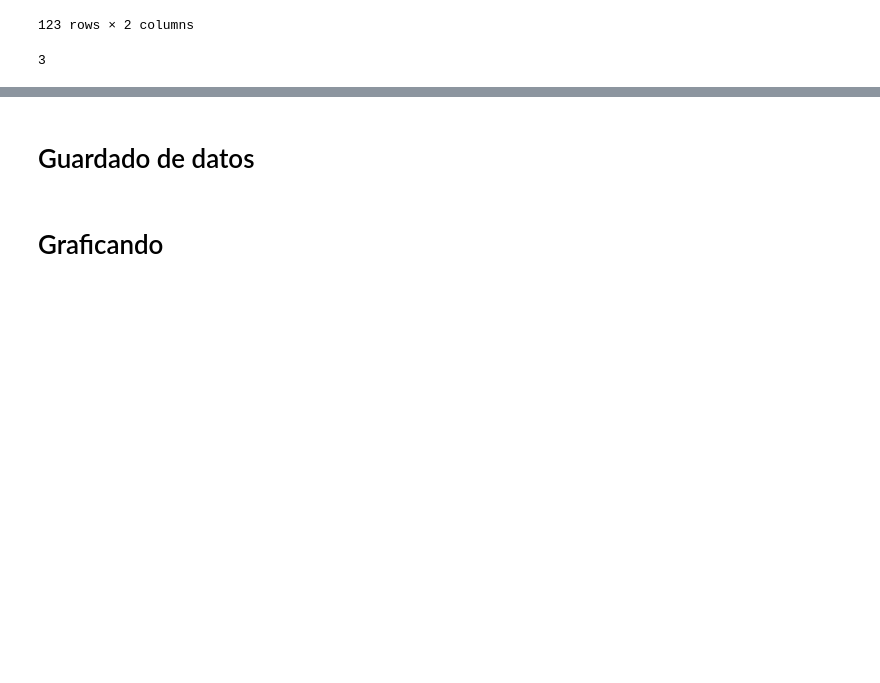
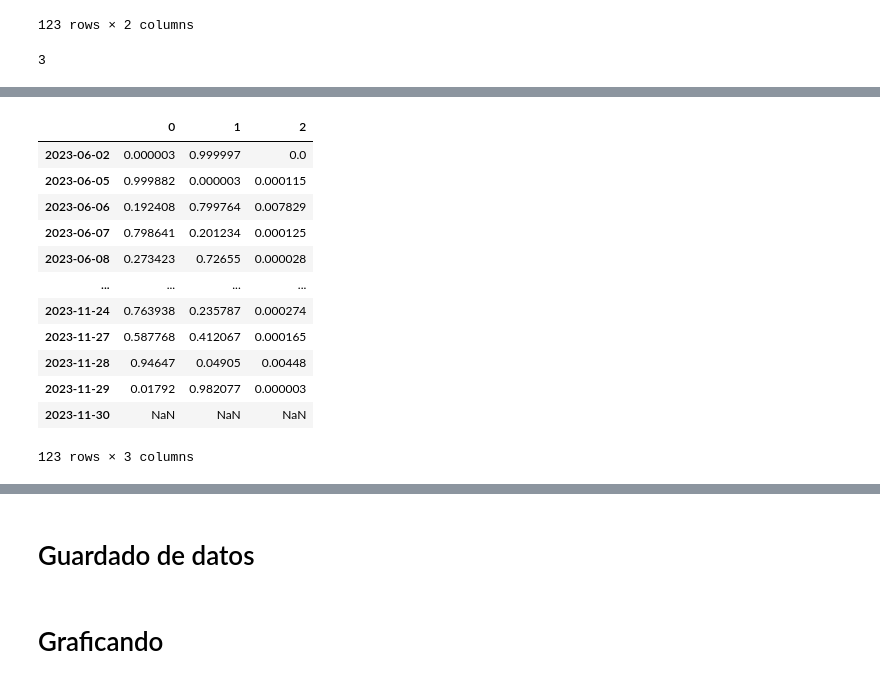
Before and after one commit to alfsn/regime-switching-hmm, a Jupyter notebook: notebooks/02_HMM_models.ipynb, the cells around one changed output, grey strips where cells are left out. Drawn from its saved outputs; the diff is of its cells as text; code cells hidden in the pictures; blank space fills up the shorter version.

Commit message:
first version of function

```diff
--- a/notebooks/02_HMM_models.ipynb
+++ b/notebooks/02_HMM_models.ipynb
@@ -225,7 +225,7 @@ model.n_components
 # %% [output]
 3
 # %%
-def generate_HMM_samples_residuals_2(model, insample_data, oos_data, columns):
+def generate_HMM_samples_residuals_2(model, insample_data, oos_data):
     """_summary_
 
     Args:
@@ -243,13 +243,14 @@ def generate_HMM_samples_residuals_2(model, insample_data, oos_data, columns):
     # Tomo la ultima fila de la matriz
     # Multiplico esa por el vector de medias estimadas: este punto es mi forecast.
         # esto es model.means_ (!)
+    nstate=model.n_components
+    columns=oos_data.columns
 
     split_date = oos_data.index[0]
     dates_to_forecast = len(oos_data.index)
 
-    probabilities=pd.DataFrame(columns=oos_data.columns, index=oos_data.index)
+    probabilities=pd.DataFrame(columns=range(nstate), index=oos_data.index)
     forecasts=pd.DataFrame(columns=oos_data.columns, index=oos_data.index)
-
 
     oos_data = pd.concat([insample_data, oos_data])
     del insample_data
@@ -278,8 +279,15 @@ def generate_HMM_samples_residuals_2(model, insample_data, oos_data, columns):
 
         # obtenemos las probabilidades por estado del ultimo dia
         # son las probabilidades que maximizan la log/likelihood de toda la secuencia
-        last_day_state_probs = res.predict_proba(fit_data)[-1]
-        probabilities.loc[date_of_first_forecast] = last_day_state_probs
+        try:
+            last_day_state_probs = res.predict_proba(fit_data)[-1]
+            probabilities.loc[date_of_first_forecast] = last_day_state_probs
+
+        except ValueError:
+            # this happens when startprob_ must sum to 1 (got nan)
+            res=last_model
+            last_day_state_probs = res.predict_proba(fit_data)[-1]
+            probabilities.loc[date_of_first_forecast] = last_day_state_probs
 
         # model.means_ es es la media condicional a cada estado
             # cada columna representa cada columna del dataset
@@ -288,4 +296,6 @@ def generate_HMM_samples_residuals_2(model, insample_data, oos_data, columns):
         expected_means = np.dot(last_day_state_probs, model.means_)
         forecasts.loc[date_of_first_forecast]=expected_means
 
+        last_model=res
+
     return probabilities, forecasts
@@ -291,0 +306,4 @@ def generate_HMM_samples_residuals_2(model, insample_data, oos_data, columns):
+# %%
+probabilities, forecasts= generate_HMM_samples_residuals_2(model,
+                                                           insample_data=df[["GGAL.BA_log_rets", "GGAL.BA_gk_vol"]],
+                                                           oos_data=df_test[["GGAL.BA_log_rets", "GGAL.BA_gk_vol"]])
@@ -291,0 +328,16 @@ def generate_HMM_samples_residuals_2(model, insample_data, oos_data, columns):
+# %%
+probabilities
+# %% [output]
+|  | 0 | 1 | 2 |
+| 2023-06-02 | 0.000003 | 0.999997 | 0.0 |
+| 2023-06-05 | 0.999882 | 0.000003 | 0.000115 |
+| 2023-06-06 | 0.192408 | 0.799764 | 0.007829 |
+| 2023-06-07 | 0.798641 | 0.201234 | 0.000125 |
+| 2023-06-08 | 0.273423 | 0.72655 | 0.000028 |
+| ... | ... | ... | ... |
+| 2023-11-24 | 0.763938 | 0.235787 | 0.000274 |
+| 2023-11-27 | 0.587768 | 0.412067 | 0.000165 |
+| 2023-11-28 | 0.94647 | 0.04905 | 0.00448 |
+| 2023-11-29 | 0.01792 | 0.982077 | 0.000003 |
+| 2023-11-30 | NaN | NaN | NaN |
+123 rows × 3 columns
```
Also changed, not shown: parts of 3 cells of this notebook.
